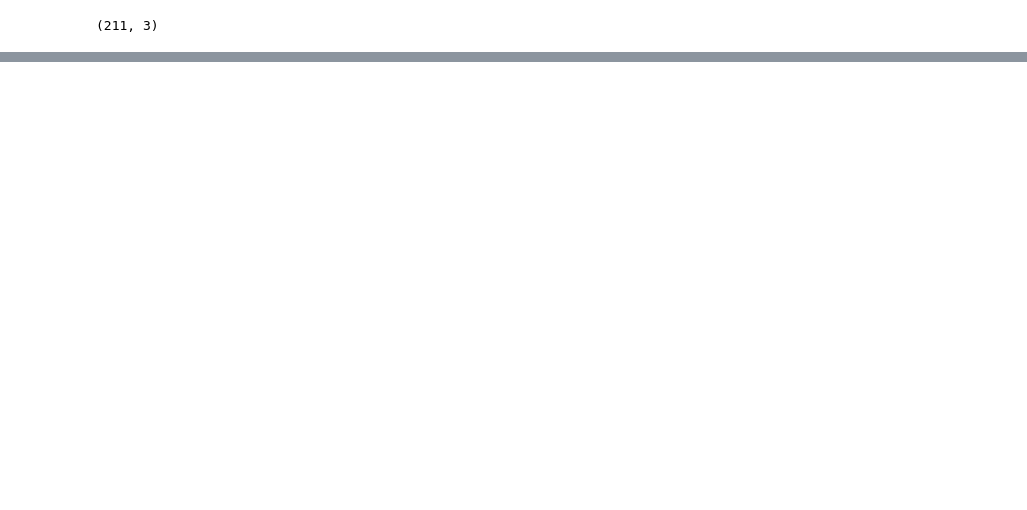
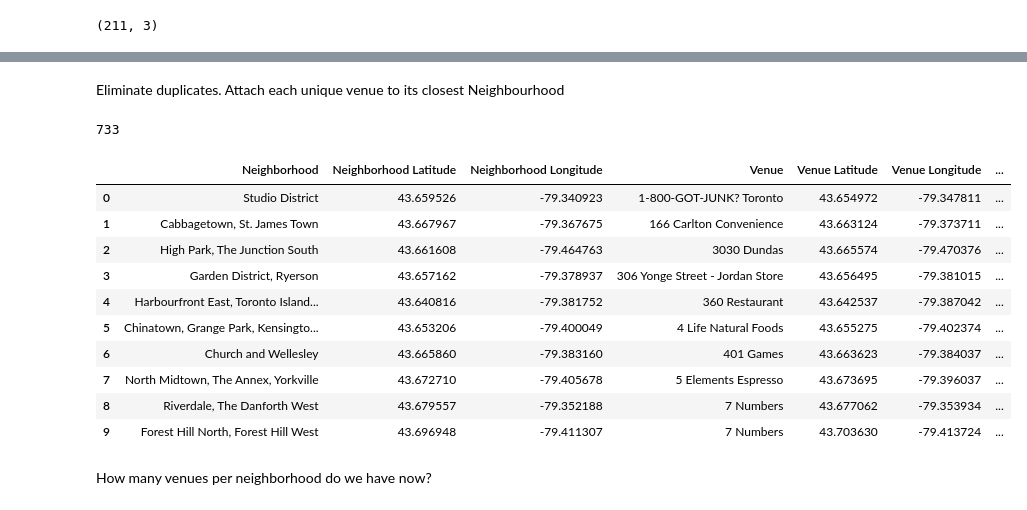
Before and after one commit to paulpreda/coursera_capstone, a Jupyter notebook: Clustering Neighborhoods in Toronto.ipynb, the cells around one changed output, grey strips where cells are left out. Cells and saved outputs as stored; diff of their text form; code cells hidden in the pictures; blank space fills up the shorter version.

```diff
--- a/Clustering Neighborhoods in Toronto.ipynb
+++ b/Clustering Neighborhoods in Toronto.ipynb
@@ -139,0 +253,3 @@ nbhood.shape
+# %%
+toronto_data = toronto_nbhood_geo[toronto_nbhood_geo['Borough'].str.contains('Toronto')].reset_index(drop=True)
+toronto_data.head()
@@ -139,0 +413,45 @@ nbhood.shape
+# %% [markdown]
+Eliminate duplicates. Attach each unique venue to its closest Neighbourhood
+# %%
+# define the dataframe columns
+column_names = ['Neighborhood', 'Neighborhood Latitude', 'Neighborhood Longitude', 'Venue', 'Venue Latitude', 'Venue Longitude', 'Venue Category', 'Distance']
+
+# instantiate the dataframe
+toronto_venues = pd.DataFrame(columns=column_names)
+toronto_venues = toronto_venues.append(toronto_venues_with_duplicates.loc[0])
+
+j = 0
+dup = 0
+
+ven_unique = (toronto_venues.iloc[j]['Venue'], '%.6f' % toronto_venues.iloc[j]['Venue Latitude'], \
+              '%.6f' % toronto_venues.iloc[j]['Venue Longitude'], toronto_venues.iloc[j]['Venue Category'])
+
+
+for i in range(1, toronto_venues_with_duplicates.shape[0]):
+    ven_dup = (toronto_venues_with_duplicates.iloc[i]['Venue'], '%.6f' % toronto_venues_with_duplicates.iloc[i]['Venue Latitude'], \
+               '%.6f' % toronto_venues_with_duplicates.iloc[i]['Venue Longitude'], toronto_venues_with_duplicates.iloc[i]['Venue Category'])
+    if ven_unique != ven_dup:
+        toronto_venues = toronto_venues.append(toronto_venues_with_duplicates.iloc[i], ignore_index=True)
+        j = j + 1
+        ven_unique = (toronto_venues.iloc[j]['Venue'], '%.6f' % toronto_venues.iloc[j]['Venue Latitude'], \
+                      '%.6f' % toronto_venues.iloc[j]['Venue Longitude'], toronto_venues.iloc[j]['Venue Category'])
+    else:
+        dup = dup + 1
+
+print (dup)
+toronto_venues.head(10)
+# %% [output]
+733
+|  | Neighborhood | Neighborhood Latitude | Neighborhood Longitude | Venue | Venue Latitude | Venue Longitude | ... |
+| 0 | Studio District | 43.659526 | -79.340923 | 1-800-GOT-JUNK? Toronto | 43.654972 | -79.347811 | ... |
+| 1 | Cabbagetown, St. James Town | 43.667967 | -79.367675 | 166 Carlton Convenience | 43.663124 | -79.373711 | ... |
+| 2 | High Park, The Junction South | 43.661608 | -79.464763 | 3030 Dundas | 43.665574 | -79.470376 | ... |
+| 3 | Garden District, Ryerson | 43.657162 | -79.378937 | 306 Yonge Street - Jordan Store | 43.656495 | -79.381015 | ... |
+| 4 | Harbourfront East, Toronto Island... | 43.640816 | -79.381752 | 360 Restaurant | 43.642537 | -79.387042 | ... |
+| 5 | Chinatown, Grange Park, Kensingto... | 43.653206 | -79.400049 | 4 Life Natural Foods | 43.655275 | -79.402374 | ... |
+| 6 | Church and Wellesley | 43.665860 | -79.383160 | 401 Games | 43.663623 | -79.384037 | ... |
+| 7 | North Midtown, The Annex, Yorkville | 43.672710 | -79.405678 | 5 Elements Espresso | 43.673695 | -79.396037 | ... |
+| 8 | Riverdale, The Danforth West | 43.679557 | -79.352188 | 7 Numbers | 43.677062 | -79.353934 | ... |
+| 9 | Forest Hill North, Forest Hill West | 43.696948 | -79.411307 | 7 Numbers | 43.703630 | -79.413724 | ... |
+# %% [markdown]
+How many venues per neighborhood do we have now?
```
Also changed, not shown: parts of 93 cells of this notebook.
